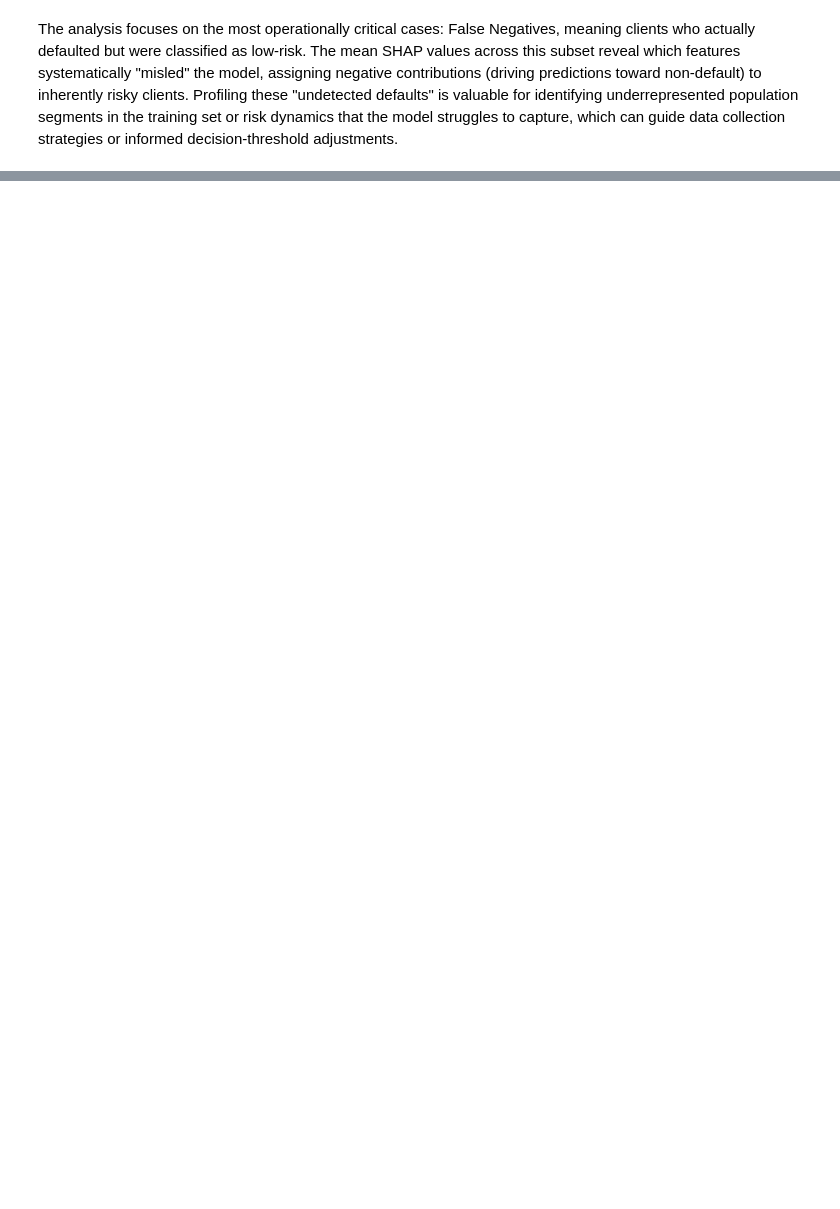
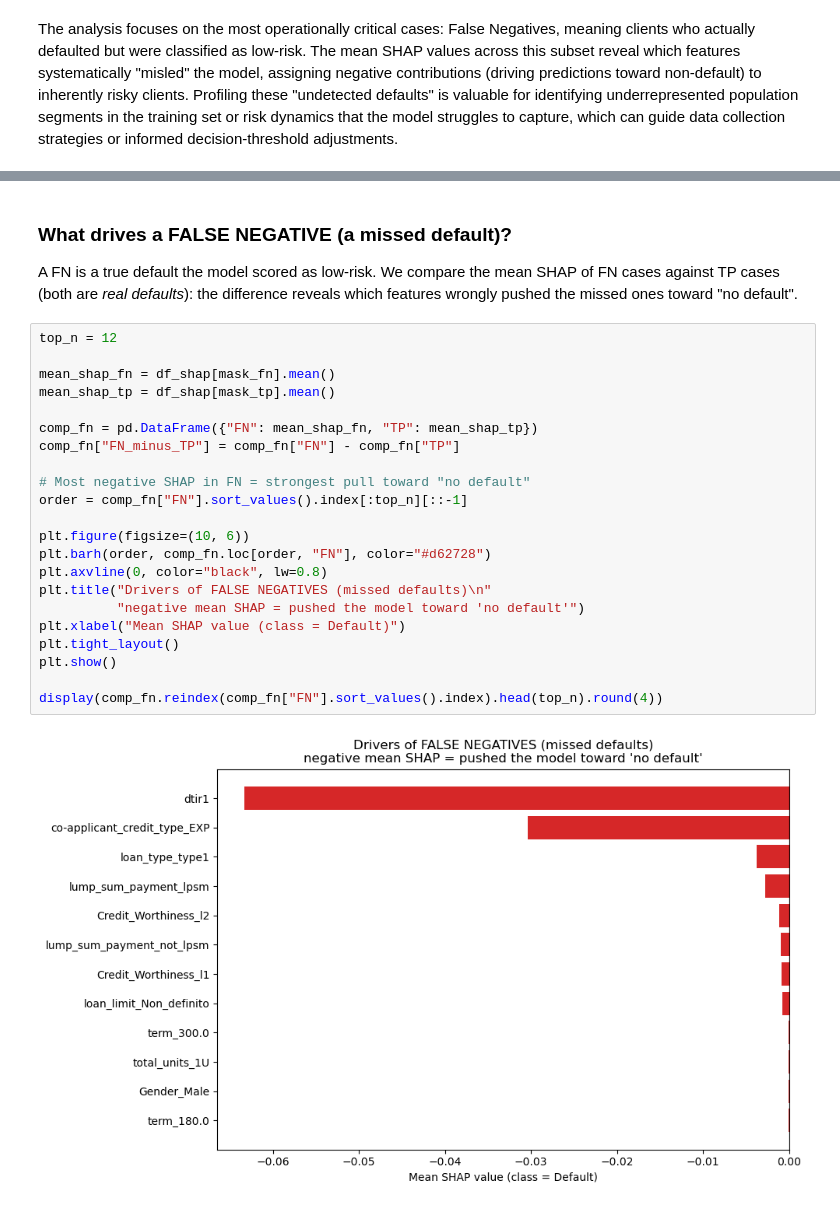
Before and after one commit to marcolari06-maker/loan-default-prediction, a Jupyter notebook: final.ipynb, the cells around one changed output, grey strips where cells are left out. Saved outputs shown, nothing was run; the diff lists cells and outputs as text; blank space fills up the shorter version.

```diff
--- a/final.ipynb
+++ b/final.ipynb
@@ -1518,0 +1596,30 @@ The analysis focuses on the most operationally critical cases: False Negatives,
+# %% [markdown]
+### What drives a FALSE NEGATIVE (a missed default)?
+
+A FN is a true default the model scored as low-risk. We compare the mean SHAP of
+FN cases against TP cases (both are *real defaults*): the difference reveals which
+features wrongly pushed the missed ones toward "no default".
+# %%
+top_n = 12
+
+mean_shap_fn = df_shap[mask_fn].mean()
+mean_shap_tp = df_shap[mask_tp].mean()
+
+comp_fn = pd.DataFrame({"FN": mean_shap_fn, "TP": mean_shap_tp})
+comp_fn["FN_minus_TP"] = comp_fn["FN"] - comp_fn["TP"]
+
+# Most negative SHAP in FN = strongest pull toward "no default"
+order = comp_fn["FN"].sort_values().index[:top_n][::-1]
+
+plt.figure(figsize=(10, 6))
+plt.barh(order, comp_fn.loc[order, "FN"], color="#d62728")
+plt.axvline(0, color="black", lw=0.8)
+plt.title("Drivers of FALSE NEGATIVES (missed defaults)\n"
+          "negative mean SHAP = pushed the model toward 'no default'")
+plt.xlabel("Mean SHAP value (class = Default)")
+plt.tight_layout()
+plt.show()
+
+display(comp_fn.reindex(comp_fn["FN"].sort_values().index).head(top_n).round(4))
+# %% [output]
+[figure, added]
```
Also changed, not shown: parts of 18 cells of this notebook, 5 other files.
